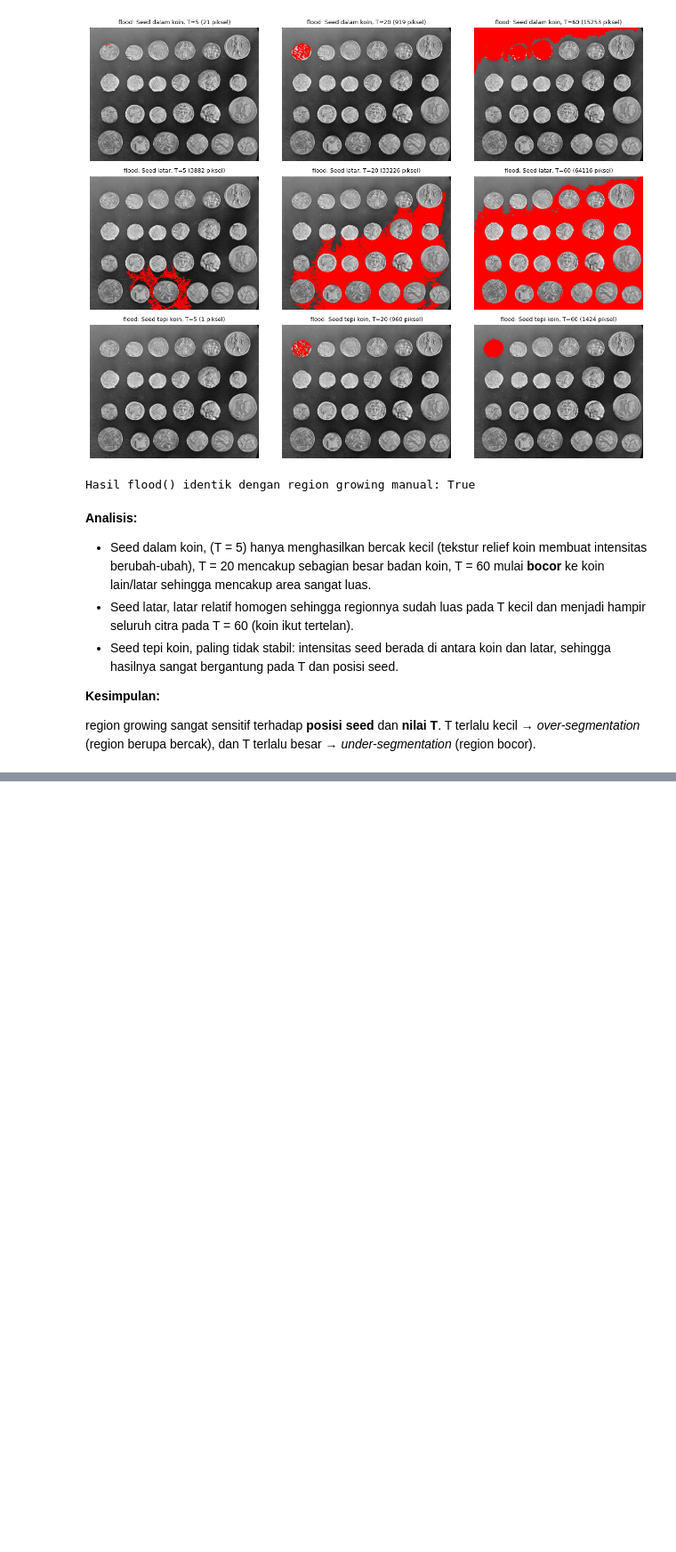
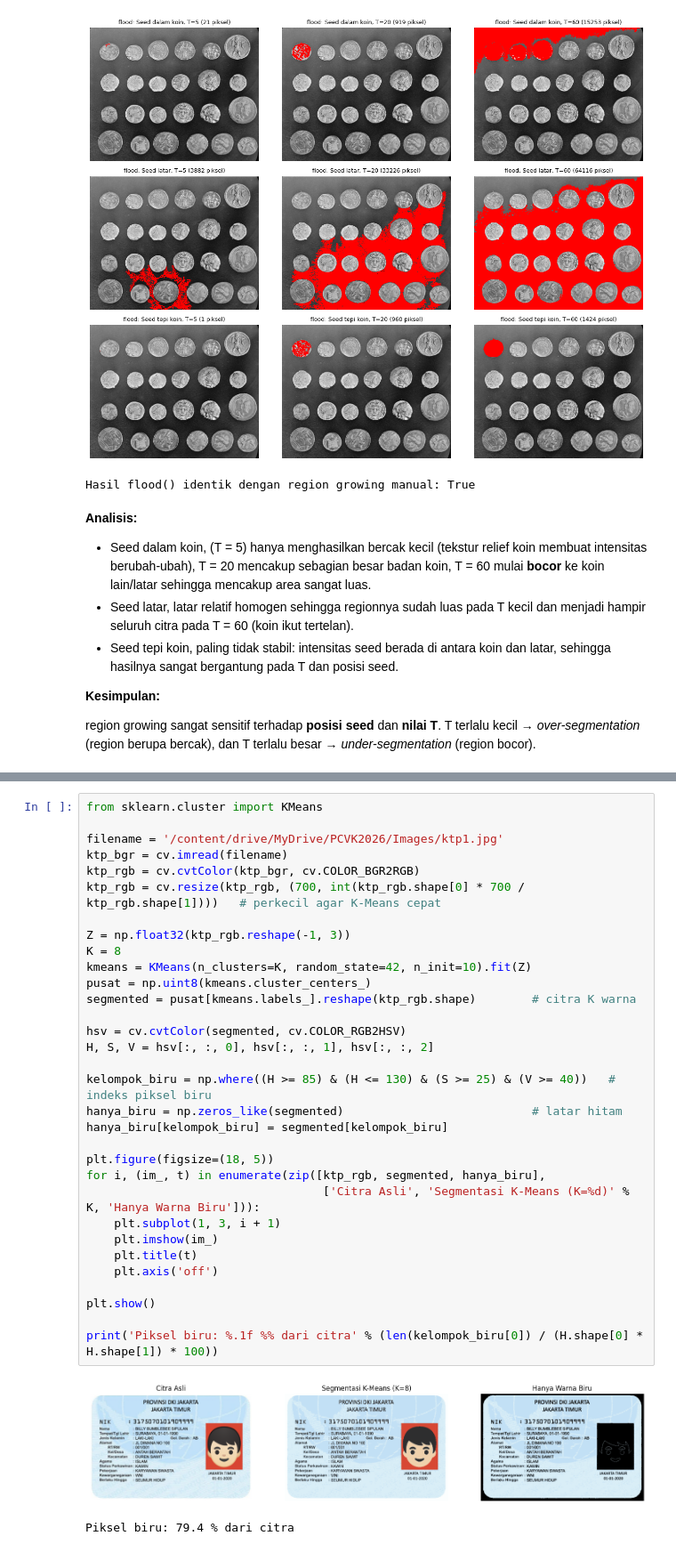
Before and after one commit to rsyadipras/PCVK_Ganjil2026, a Jupyter notebook: Week7_21.ipynb, the cells around one changed output, grey strips where cells are left out. Shown at 89% size. Saved outputs shown, nothing was run; the diff lists cells and outputs as text; blank space fills up the shorter version.

Commit message:
feat(week7_21): implement only blue color segmentation and OCR on ID Card

```diff
--- a/Week7_21.ipynb
+++ b/Week7_21.ipynb
@@ -313,0 +317,35 @@ region growing sangat sensitif terhadap **posisi seed** dan **nilai T**. T terla
+# %%
+from sklearn.cluster import KMeans
+
+filename = '/content/drive/MyDrive/PCVK2026/Images/ktp1.jpg'
+ktp_bgr = cv.imread(filename)
+ktp_rgb = cv.cvtColor(ktp_bgr, cv.COLOR_BGR2RGB)
+ktp_rgb = cv.resize(ktp_rgb, (700, int(ktp_rgb.shape[0] * 700 / ktp_rgb.shape[1])))   # perkecil agar K-Means cepat
+
+Z = np.float32(ktp_rgb.reshape(-1, 3))
+K = 8
+kmeans = KMeans(n_clusters=K, random_state=42, n_init=10).fit(Z)
+pusat = np.uint8(kmeans.cluster_centers_)
+segmented = pusat[kmeans.labels_].reshape(ktp_rgb.shape)        # citra K warna
+
+hsv = cv.cvtColor(segmented, cv.COLOR_RGB2HSV)
+H, S, V = hsv[:, :, 0], hsv[:, :, 1], hsv[:, :, 2]
+
+kelompok_biru = np.where((H >= 85) & (H <= 130) & (S >= 25) & (V >= 40))   # indeks piksel biru
+hanya_biru = np.zeros_like(segmented)                           # latar hitam
+hanya_biru[kelompok_biru] = segmented[kelompok_biru]
+
+plt.figure(figsize=(18, 5))
+for i, (im_, t) in enumerate(zip([ktp_rgb, segmented, hanya_biru],
+                                  ['Citra Asli', 'Segmentasi K-Means (K=%d)' % K, 'Hanya Warna Biru'])):
+    plt.subplot(1, 3, i + 1)
+    plt.imshow(im_)
+    plt.title(t)
+    plt.axis('off')
+
+plt.show()
+
+print('Piksel biru: %.1f %% dari citra' % (len(kelompok_biru[0]) / (H.shape[0] * H.shape[1]) * 100))
+# %% [output]
+[figure, added]
+Piksel biru: 79.4 % dari citra
```
Also changed, not shown: parts of 9 cells of this notebook.
